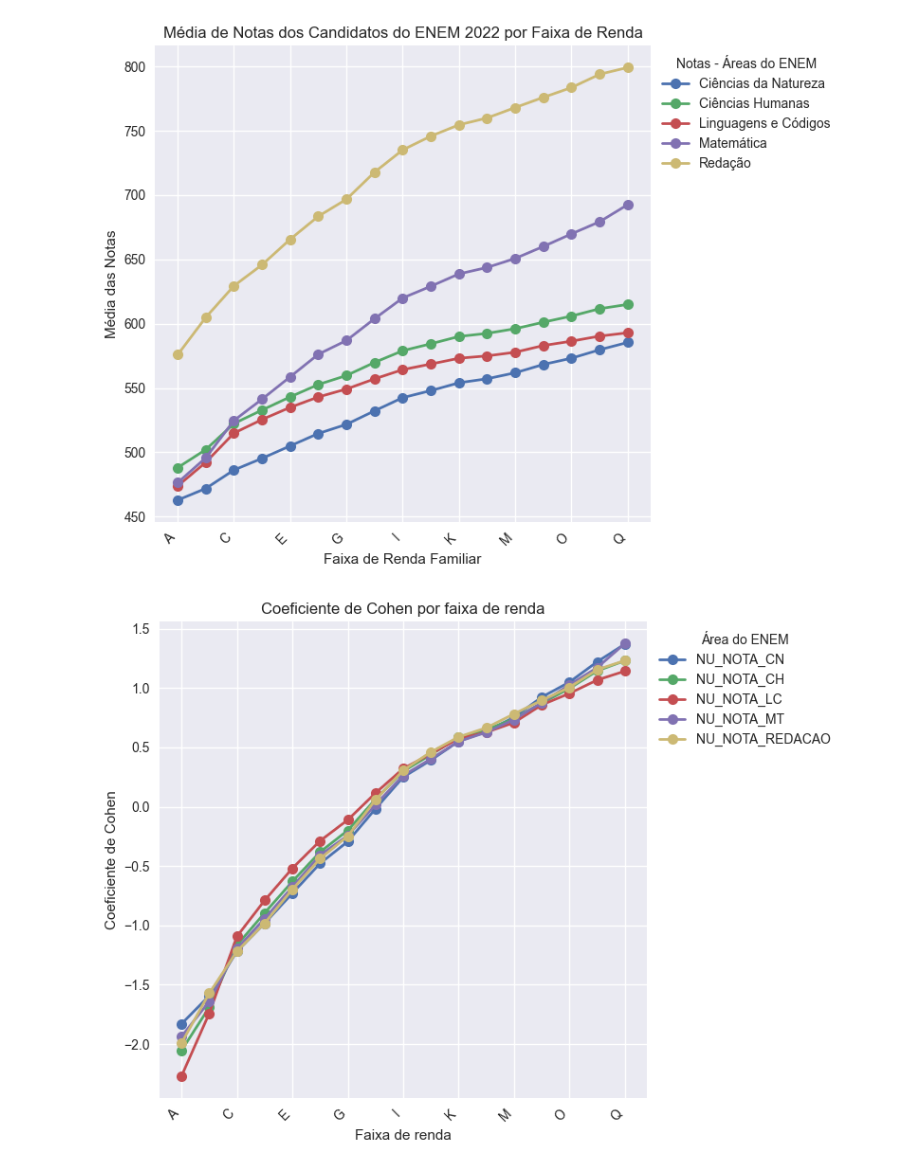
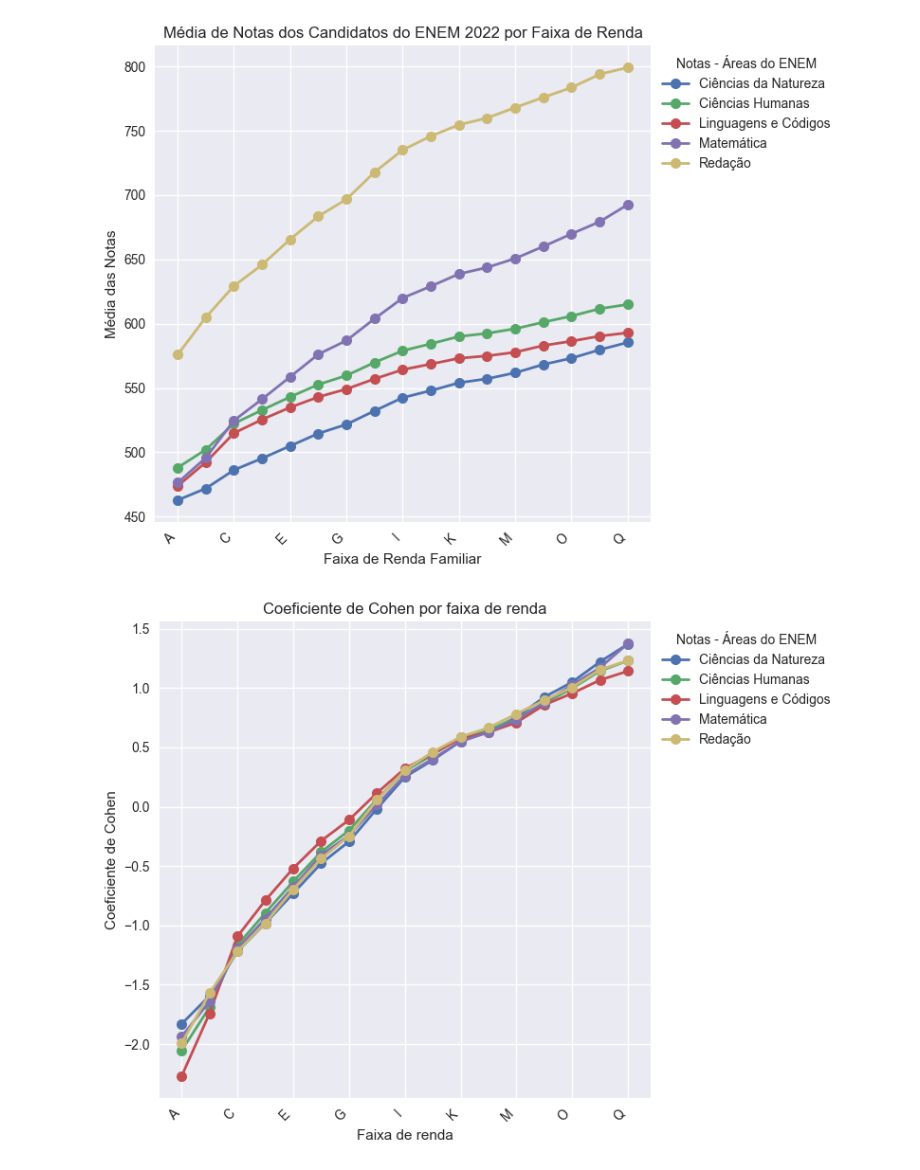
Before and after one commit to esthercaroline/APS1_CDados_tets_e_nanenena, a Jupyter notebook: aps1.ipynb, the cells around one changed output. Drawn from its saved outputs; the diff is of its cells as text; code cells hidden in the pictures.

Commit message:
legenda arrumada

```diff
--- a/aps1.ipynb
+++ b/aps1.ipynb
@@ -68,20 +66,23 @@ plt.show()
 # %%
 # Parte 2b
 media_disciplina = media_notas_por_renda
 media_das_medias = media_disciplina.mean()
 desvio_padrao = media_disciplina.std()
 d_cohen = (media_disciplina - media_das_medias) / desvio_padrao
 
 plt.style.use('seaborn')
 plt.figure(figsize=(8,6))
 d_cohen.plot(kind='line', marker='o', markersize=8, linewidth=2, ax=plt.gca())
 
 plt.xlabel('Faixa de renda')
 plt.ylabel('Coeficiente de Cohen')
 plt.title('Coeficiente de Cohen por faixa de renda')
-plt.legend(title='Área do ENEM', bbox_to_anchor=(1, 1))
+
+legend_labels = ['Ciências da Natureza', 'Ciências Humanas', 'Linguagens e Códigos', 'Matemática', 'Redação']
+plt.legend(legend_labels, title='Notas - Áreas do ENEM', bbox_to_anchor=(1, 1))
 plt.xticks(rotation=45, ha='right')
 plt.tight_layout()
+
 plt.show()
 # %% [output]
-[figure, old version]
+[figure, new version]
```
Also changed, not shown: parts of 1 cell of this notebook.
